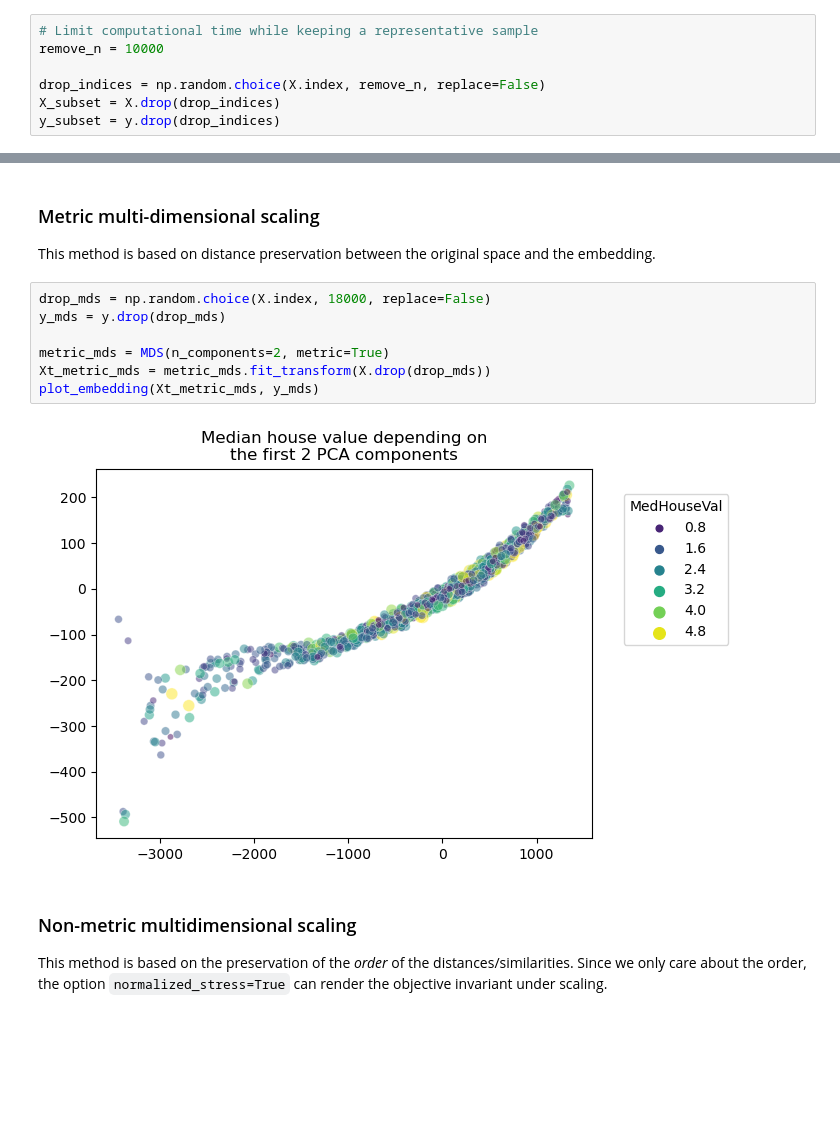
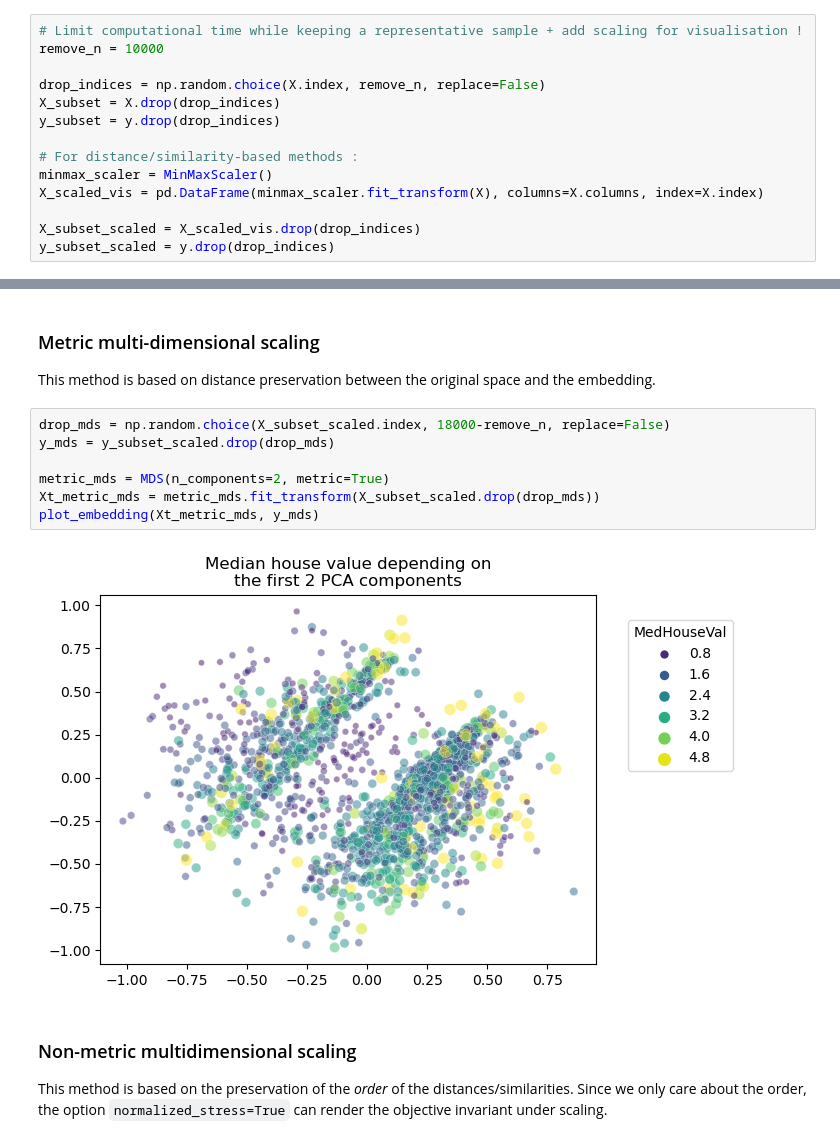
Before and after one commit to mathjacob/LINMA2472-HW4, a Jupyter notebook: devoir4.ipynb, the cells around one changed output, grey strips where cells are left out. Saved outputs shown, nothing was run; the diff lists cells and outputs as text; blank space fills up the shorter version.

```diff
--- a/devoir4.ipynb
+++ b/devoir4.ipynb
@@ -74,10 +75,17 @@ array([[<AxesSubplot:title={'center':'MedInc'}>,
 # %%
-# Limit computational time while keeping a representative sample
+# Limit computational time while keeping a representative sample + add scaling for visualisation !
 remove_n = 10000
 
 drop_indices = np.random.choice(X.index, remove_n, replace=False)
 X_subset = X.drop(drop_indices)
 y_subset = y.drop(drop_indices)
+
+# For distance/similarity-based methods :
+minmax_scaler = MinMaxScaler()
+X_scaled_vis = pd.DataFrame(minmax_scaler.fit_transform(X), columns=X.columns, index=X.index)
+
+X_subset_scaled = X_scaled_vis.drop(drop_indices)
+y_subset_scaled = y.drop(drop_indices)
 # %%
 def plot_embedding(data, labels) -> None:
     sns.scatterplot(data=data, x=data[:,0], y=data[:,1],
@@ -192,14 +200,14 @@ ValueError: Negative values in data passed to NMF (input X)
 ### Metric multi-dimensional scaling
 This method is based on distance preservation between the original space and the embedding.
 # %%
-drop_mds = np.random.choice(X.index, 18000, replace=False)
-y_mds = y.drop(drop_mds)
+drop_mds = np.random.choice(X_subset_scaled.index, 18000-remove_n, replace=False)
+y_mds = y_subset_scaled.drop(drop_mds)
 
 metric_mds = MDS(n_components=2, metric=True)
-Xt_metric_mds = metric_mds.fit_transform(X.drop(drop_mds))
+Xt_metric_mds = metric_mds.fit_transform(X_subset_scaled.drop(drop_mds))
 plot_embedding(Xt_metric_mds, y_mds)
 # %% [output]
-[figure, old version]
+[figure, new version]
 # %% [markdown]
 ### Non-metric multidimensional scaling
 This method is based on the preservation of the *order* of the distances/similarities. Since we only care about the order, the option <code>normalized_stress=True</code> can render the objective invariant under scaling.
```
Also changed, not shown: parts of 16 cells of this notebook.
